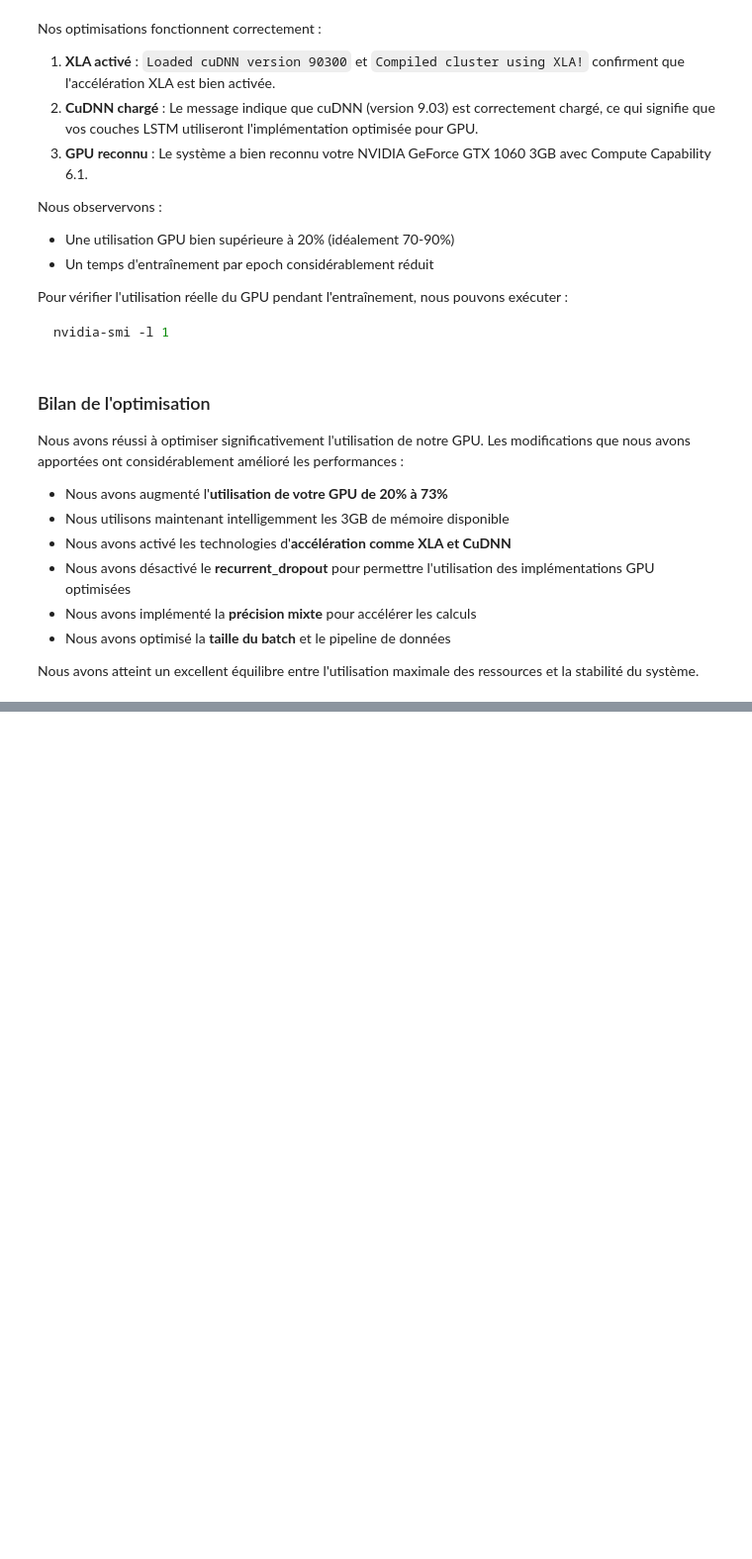
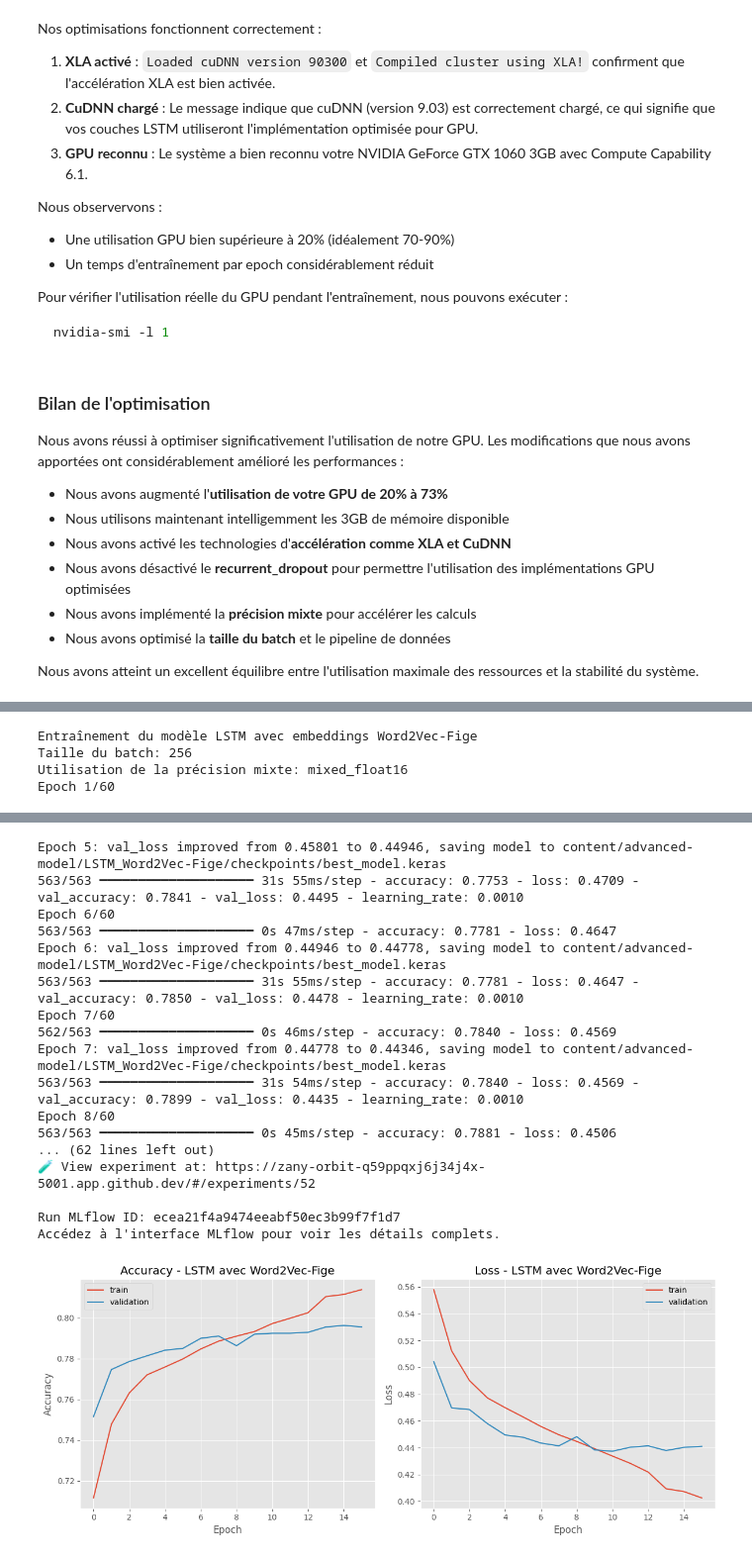
Before and after one commit to DavidScanu/oc-ai-engineer-p07-analyse-sentiments-deep-learning, a Jupyter notebook: scanu-david-03-notebook-modele-avance-20250306.ipynb, the cells around one changed output, grey strips where cells are left out. Shown at 99% size. Drawn from its saved outputs; the diff is of its cells as text; code cells hidden in the pictures; blank space fills up the shorter version.

Commit message:
Improved advance model with LSTM and Word2vec

```diff
--- a/scanu-david-03-notebook-modele-avance-20250306.ipynb
+++ b/scanu-david-03-notebook-modele-avance-20250306.ipynb
@@ -209,7 +231,7 @@ def downsample_data(df, n_samples=50000):
     downsampled_data = pd.concat([negative_samples, positive_samples])
     return downsampled_data
 
-downsampled_data = downsample_data(converted_target_data, n_samples=50000)
+downsampled_data = downsample_data(converted_target_data, n_samples=100000)
 downsampled_data['target'].value_counts()
 # %% [output]
 target
@@ -1165 +1201,21 @@ def create_optimized_lstm_model(embedding_matrix, max_seq_length=MAX_SEQUENCE_LE
+# %%
+# Créer une fonction pour configurer le callback ModelCheckpoint
+def create_model_checkpoint(model_name, vectorizer_name):
+    """
+    Crée un callback ModelCheckpoint qui sauvegarde uniquement le meilleur modèle.
+    """
+    # Créer le dossier pour les checkpoints
+    checkpoint_dir = f"content/advanced-model/{model_name}_{vectorizer_name}/checkpoints"
+    os.makedirs(checkpoint_dir, exist_ok=True)
+
+    # Créer un seul checkpoint pour le meilleur modèle
+    best_checkpoint = tf.keras.callbacks.ModelCheckpoint(
+        filepath=f"{checkpoint_dir}/best_model.keras",
+        monitor='val_loss',
+        save_best_only=True,
+        mode='min',
+        verbose=1
+    )
+
+    return best_checkpoint
 # %% [markdown]
@@ -1278,15 +1238,0 @@ WARNING:absl:You are saving your model as an HDF5 file via `model.save()` or `ke
-# %%
-# Évaluer le modèle
-metrics_lstm_word2vec, cm_lstm_word2vec, report_lstm_word2vec, y_pred_lstm_word2vec, y_pred_proba_lstm_word2vec = evaluate_model(
-    model_lstm_word2vec,
-    X_test_pad,
-    y_test
-)
-
-# Afficher les métriques
-print("\nMétriques pour le modèle LSTM avec embedding Word2Vec:")
-for key, value in metrics_lstm_word2vec.items():
-    print(f"{key}: {value:.4f}")
-
-print("\nRapport de classification:")
-print(report_lstm_word2vec)
@@ -1348,0 +1333,8 @@ WARNING:absl:You are saving your model as an HDF5 file via `model.save()` or `ke
+# %%
+# Entraîner le modèle LSTM avec Word2Vec
+model_lstm_word2vec, history_lstm_word2vec, metrics_lstm_word2vec, run_id_lstm_word2vec = train_word2vec_lstm_model(epochs=60)
+# %% [output]
+Entraînement du modèle LSTM avec embeddings Word2Vec-Fige
+Taille du batch: 256
+Utilisation de la précision mixte: mixed_float16
+Epoch 1/60
@@ -1348,0 +1369,18 @@ WARNING:absl:You are saving your model as an HDF5 file via `model.save()` or `ke
+Epoch 5: val_loss improved from 0.45801 to 0.44946, saving model to content/advanced-model/LSTM_Word2Vec-Fige/checkpoints/best_model.keras
+563/563 ━━━━━━━━━━━━━━━━━━━━ 31s 55ms/step - accuracy: 0.7753 - loss: 0.4709 - val_accuracy: 0.7841 - val_loss: 0.4495 - learning_rate: 0.0010
+Epoch 6/60
+563/563 ━━━━━━━━━━━━━━━━━━━━ 0s 47ms/step - accuracy: 0.7781 - loss: 0.4647
+Epoch 6: val_loss improved from 0.44946 to 0.44778, saving model to content/advanced-model/LSTM_Word2Vec-Fige/checkpoints/best_model.keras
+563/563 ━━━━━━━━━━━━━━━━━━━━ 31s 55ms/step - accuracy: 0.7781 - loss: 0.4647 - val_accuracy: 0.7850 - val_loss: 0.4478 - learning_rate: 0.0010
+Epoch 7/60
+562/563 ━━━━━━━━━━━━━━━━━━━━ 0s 46ms/step - accuracy: 0.7840 - loss: 0.4569
+Epoch 7: val_loss improved from 0.44778 to 0.44346, saving model to content/advanced-model/LSTM_Word2Vec-Fige/checkpoints/best_model.keras
+563/563 ━━━━━━━━━━━━━━━━━━━━ 31s 54ms/step - accuracy: 0.7840 - loss: 0.4569 - val_accuracy: 0.7899 - val_loss: 0.4435 - learning_rate: 0.0010
+Epoch 8/60
+563/563 ━━━━━━━━━━━━━━━━━━━━ 0s 45ms/step - accuracy: 0.7881 - loss: 0.4506
+... (62 lines left out)
+🧪 View experiment at: https://zany-orbit-q59ppqxj6j34j4x-5001.app.github.dev/#/experiments/52
+
+Run MLflow ID: ecea21f4a9474eeabf50ec3b99f7f1d7
+Accédez à l'interface MLflow pour voir les détails complets.
+[figure, added]
```
Also changed, not shown: parts of 42 cells of this notebook, 1 other file.
